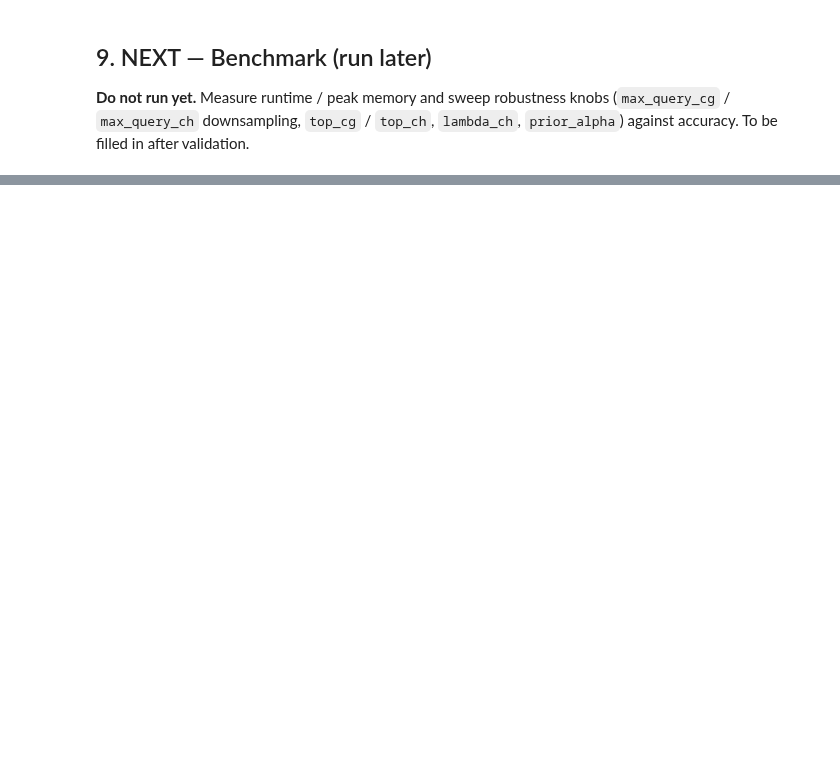
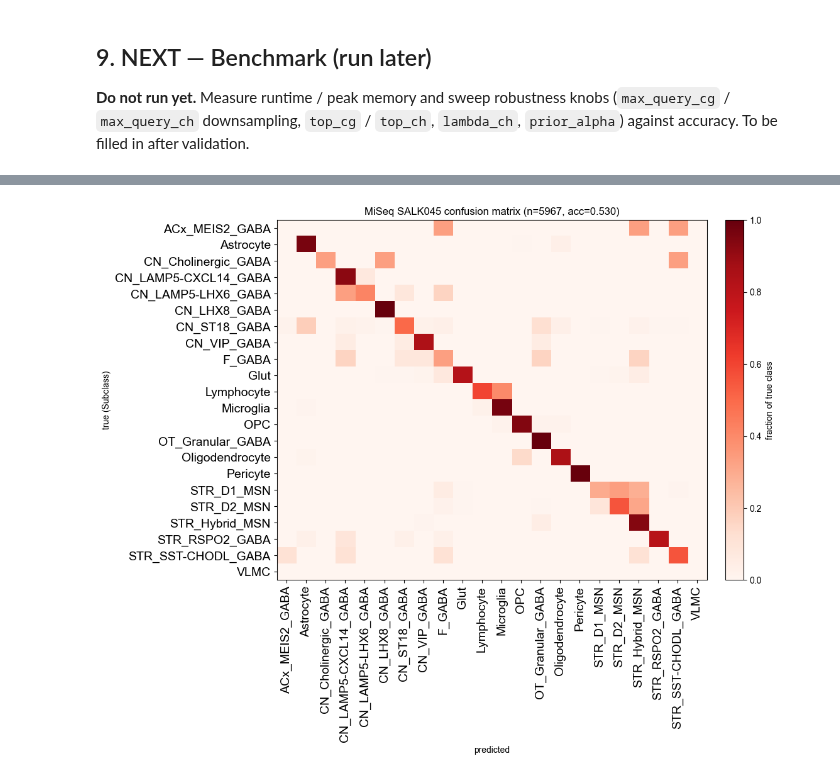
Before and after one commit to DingWB/cytozip, a Jupyter notebook: notebooks/predict_cell_type_tutorial.ipynb, the cells around one changed output, grey strips where cells are left out. Saved outputs shown, nothing was run; the diff lists cells and outputs as text; code cells hidden in the pictures; blank space fills up the shorter version.

```diff
--- a/notebooks/predict_cell_type_tutorial.ipynb
+++ b/notebooks/predict_cell_type_tutorial.ipynb
@@ -210,0 +450,28 @@ against accuracy. To be filled in after validation.
+# %%
+# --- MiSeq query cells: SALK045 single-cell .cz -------------------------
+MISEQ_QUERY_DIR = os.path.expanduser('~/Projects/test_cytozip/miseq/SALK045/cz/')
+assert os.path.isdir(MISEQ_QUERY_DIR), f'missing query dir: {MISEQ_QUERY_DIR}'
+n_miseq = len(glob.glob(os.path.join(MISEQ_QUERY_DIR, '*.cz')))
+print(f'{n_miseq} MiSeq .cz cells in {MISEQ_QUERY_DIR}')
+
+# separate outdir so MiSeq predictions don't overwrite the deep-cell ones;
+# symlink the trained model in so fitting is skipped (model store reused).
+MISEQ_OUTDIR = os.path.join(OUTDIR, 'miseq_SALK045')
+os.makedirs(MISEQ_OUTDIR, exist_ok=True)
+_miseq_model = os.path.join(MISEQ_OUTDIR, 'model')
+if not os.path.exists(_miseq_model):
+    os.symlink(MODEL_DIR, _miseq_model)
+
+t0 = time.time()
+labels_ms, proba_ms = predict_cell_type(
+    query=MISEQ_QUERY_DIR,
+    outdir=MISEQ_OUTDIR,       # reuses OUTDIR/model
+    prefix='miseq_',           # -> MISEQ_OUTDIR/miseq_predictions.csv + miseq_predict_proba.csv
+    reference=REFERENCE,       # only used if the model must be re-fit
+    prior_alpha=0.0,           # uniform prior
+    n_jobs=N_JOBS,
+)
+print(f'predicted {len(labels_ms)} MiSeq cells in {time.time() - t0:.1f}s')
+print('confidence: mean=%.3f  median=%.3f' % (labels_ms['confidence'].mean(),
+                                              labels_ms['confidence'].median()))
+labels_ms.head()
@@ -210,0 +571,17 @@ against accuracy. To be filled in after validation.
+# %%
+# --- MiSeq row-normalised confusion matrix ------------------------------
+cm = confusion_matrix(y_true, y_pred, labels=present)
+cmn = cm / cm.sum(axis=1, keepdims=True).clip(min=1)
+
+fig, ax = plt.subplots(figsize=(11, 9))
+im = ax.imshow(cmn, cmap='Reds', vmin=0, vmax=1, aspect='auto')
+ax.set_xticks(range(len(present))); ax.set_xticklabels(present, rotation=90, fontsize=14)
+ax.set_yticks(range(len(present))); ax.set_yticklabels(present, fontsize=14)
+ax.set_xlabel('predicted'); ax.set_ylabel(f'true ({LEVEL})')
+ax.set_title(f'MiSeq SALK045 confusion matrix ({LEVEL}, n={len(y_true)}, acc={acc:.3f})')
+fig.colorbar(im, ax=ax, fraction=0.046, pad=0.04, label='fraction of true class')
+fig.tight_layout()
+fig.savefig(os.path.join(FIG_DIR, 'miseq_confusion_matrix.pdf'))
+plt.show()
+# %% [output]
+[figure, added]
```
Also changed, not shown: parts of 18 cells of this notebook, 4 other files.
